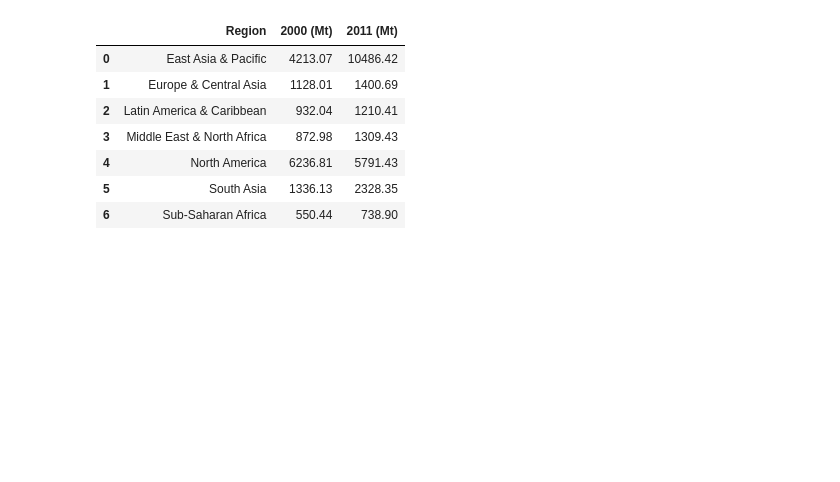
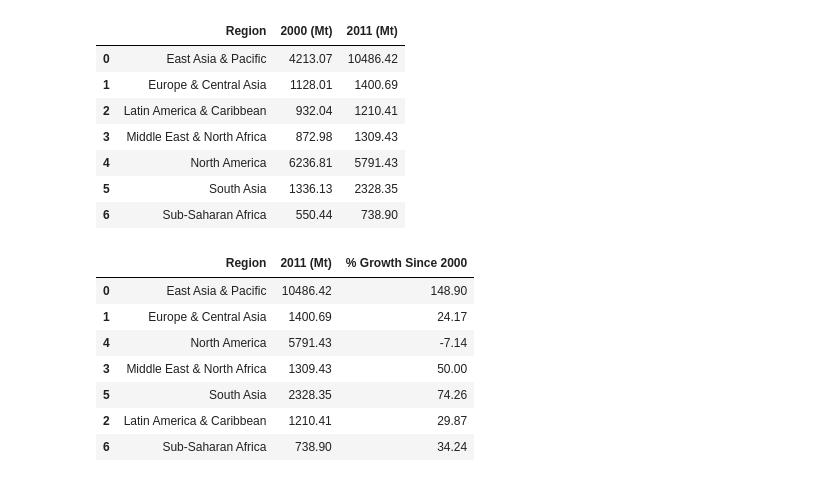
Before and after one commit to sanaullah525/Global-CO2-Emissions-Data-Analysis-Project, a Jupyter notebook: datapr.ipynb, the cells around one changed output. Cells and saved outputs as stored; diff of their text form; code cells hidden in the pictures; blank space fills up the shorter version.

Commit message:
Printing only the necessary columns.

```diff
--- a/datapr.ipynb
+++ b/datapr.ipynb
@@ -387,3 +387,33 @@ agg_df
 | 4 | North America | 6236.81 | 5791.43 |
 | 5 | South Asia | 1336.13 | 2328.35 |
 | 6 | Sub-Saharan Africa | 550.44 | 738.90 |
+# %%
+# Calculate % growth since 2000
+
+agg_df['% Growth Since 2000'] = ((agg_df['2011 (Mt)'] - agg_df['2000 (Mt)']) / agg_df['2000 (Mt)']) * 100
+
+# Keep Excel-like order
+regions_order = [
+    "East Asia & Pacific",
+    "Europe & Central Asia",
+    "North America",
+    "Middle East & North Africa",
+    "South Asia",
+    "Latin America & Caribbean",
+    "Sub-Saharan Africa"
+]
+agg_df['Region'] = pd.Categorical(agg_df['Region'], categories=regions_order, ordered=True)
+agg_df = agg_df.sort_values('Region')
+
+# Keep only the three necessary columns
+agg_df = agg_df[['Region', '2011 (Mt)', '% Growth Since 2000']]
+agg_df
+# %% [output]
+|  | Region | 2011 (Mt) | % Growth Since 2000 |
+| 0 | East Asia & Pacific | 10486.42 | 148.90 |
+| 1 | Europe & Central Asia | 1400.69 | 24.17 |
+| 4 | North America | 5791.43 | -7.14 |
+| 3 | Middle East & North Africa | 1309.43 | 50.00 |
+| 5 | South Asia | 2328.35 | 74.26 |
+| 2 | Latin America & Caribbean | 1210.41 | 29.87 |
+| 6 | Sub-Saharan Africa | 738.90 | 34.24 |
```
